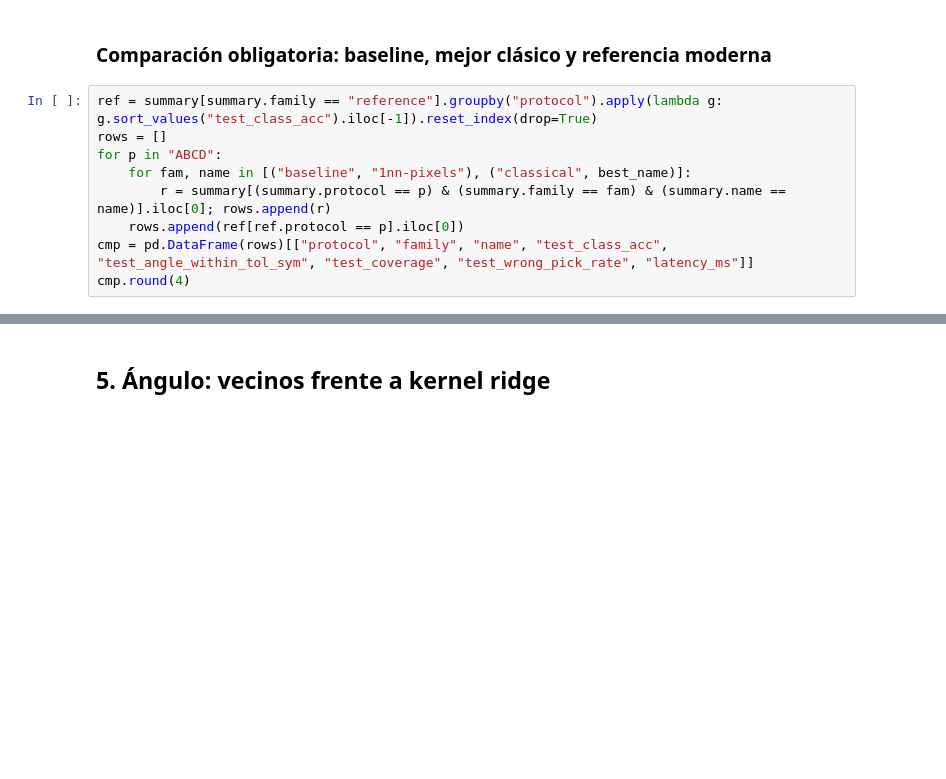
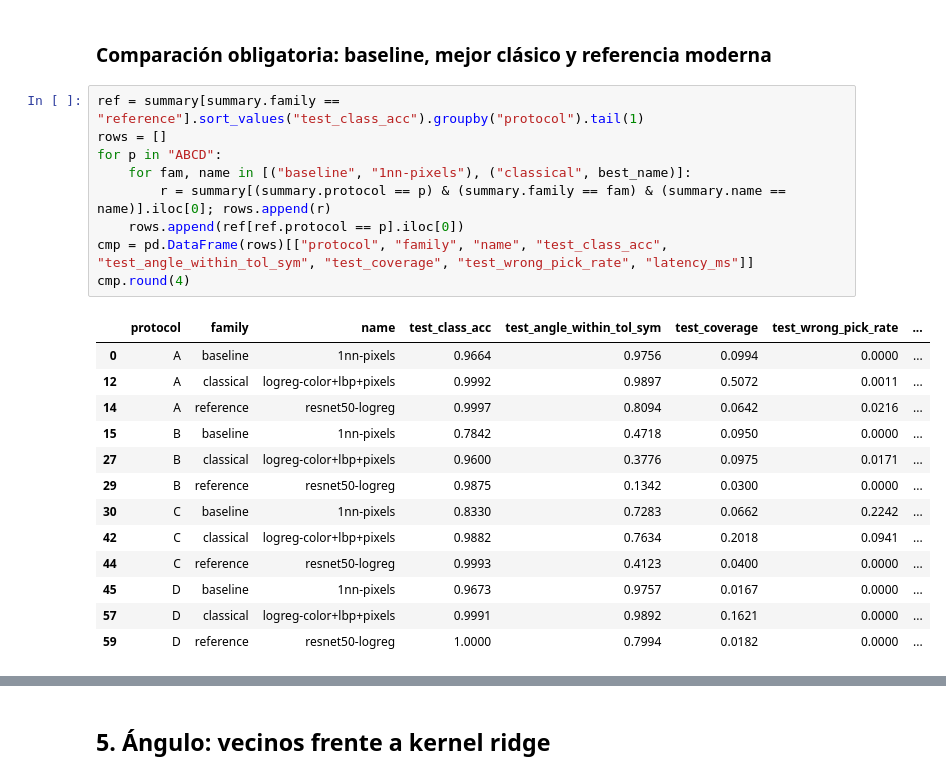
Before and after one commit to erasocesar/vision-copilot-coil100, a Jupyter notebook: notebooks/01_experimentacion.ipynb, the cells around one changed output, grey strips where cells are left out. Drawn from its saved outputs; the diff is of its cells as text; blank space fills up the shorter version.

```diff
--- a/notebooks/01_experimentacion.ipynb
+++ b/notebooks/01_experimentacion.ipynb
@@ -104,14 +155,28 @@ best_name = mean_score.index[0]; print("Mejor clásico:", best_name)
 # %% [markdown]
 ### Comparación obligatoria: baseline, mejor clásico y referencia moderna
 # %%
-ref = summary[summary.family == "reference"].groupby("protocol").apply(lambda g: g.sort_values("test_class_acc").iloc[-1]).reset_index(drop=True)
+ref = summary[summary.family == "reference"].sort_values("test_class_acc").groupby("protocol").tail(1)
 rows = []
 for p in "ABCD":
     for fam, name in [("baseline", "1nn-pixels"), ("classical", best_name)]:
         r = summary[(summary.protocol == p) & (summary.family == fam) & (summary.name == name)].iloc[0]; rows.append(r)
     rows.append(ref[ref.protocol == p].iloc[0])
 cmp = pd.DataFrame(rows)[["protocol", "family", "name", "test_class_acc", "test_angle_within_tol_sym", "test_coverage", "test_wrong_pick_rate", "latency_ms"]]
 cmp.round(4)
+# %% [output]
+|  | protocol | family | name | test_class_acc | test_angle_within_tol_sym | test_coverage | test_wrong_pick_rate | ... |
+| 0 | A | baseline | 1nn-pixels | 0.9664 | 0.9756 | 0.0994 | 0.0000 | ... |
+| 12 | A | classical | logreg-color+lbp+pixels | 0.9992 | 0.9897 | 0.5072 | 0.0011 | ... |
+| 14 | A | reference | resnet50-logreg | 0.9997 | 0.8094 | 0.0642 | 0.0216 | ... |
+| 15 | B | baseline | 1nn-pixels | 0.7842 | 0.4718 | 0.0950 | 0.0000 | ... |
+| 27 | B | classical | logreg-color+lbp+pixels | 0.9600 | 0.3776 | 0.0975 | 0.0171 | ... |
+| 29 | B | reference | resnet50-logreg | 0.9875 | 0.1342 | 0.0300 | 0.0000 | ... |
+| 30 | C | baseline | 1nn-pixels | 0.8330 | 0.7283 | 0.0662 | 0.2242 | ... |
+| 42 | C | classical | logreg-color+lbp+pixels | 0.9882 | 0.7634 | 0.2018 | 0.0941 | ... |
+| 44 | C | reference | resnet50-logreg | 0.9993 | 0.4123 | 0.0400 | 0.0000 | ... |
+| 45 | D | baseline | 1nn-pixels | 0.9673 | 0.9757 | 0.0167 | 0.0000 | ... |
+| 57 | D | classical | logreg-color+lbp+pixels | 0.9991 | 0.9892 | 0.1621 | 0.0000 | ... |
+| 59 | D | reference | resnet50-logreg | 1.0000 | 0.7994 | 0.0182 | 0.0000 | ... |
 # %%
 import time, joblib, io
 from src.vision.reference_cnn import embed
```
Also changed, not shown: parts of 13 cells of this notebook, 9 other files.
